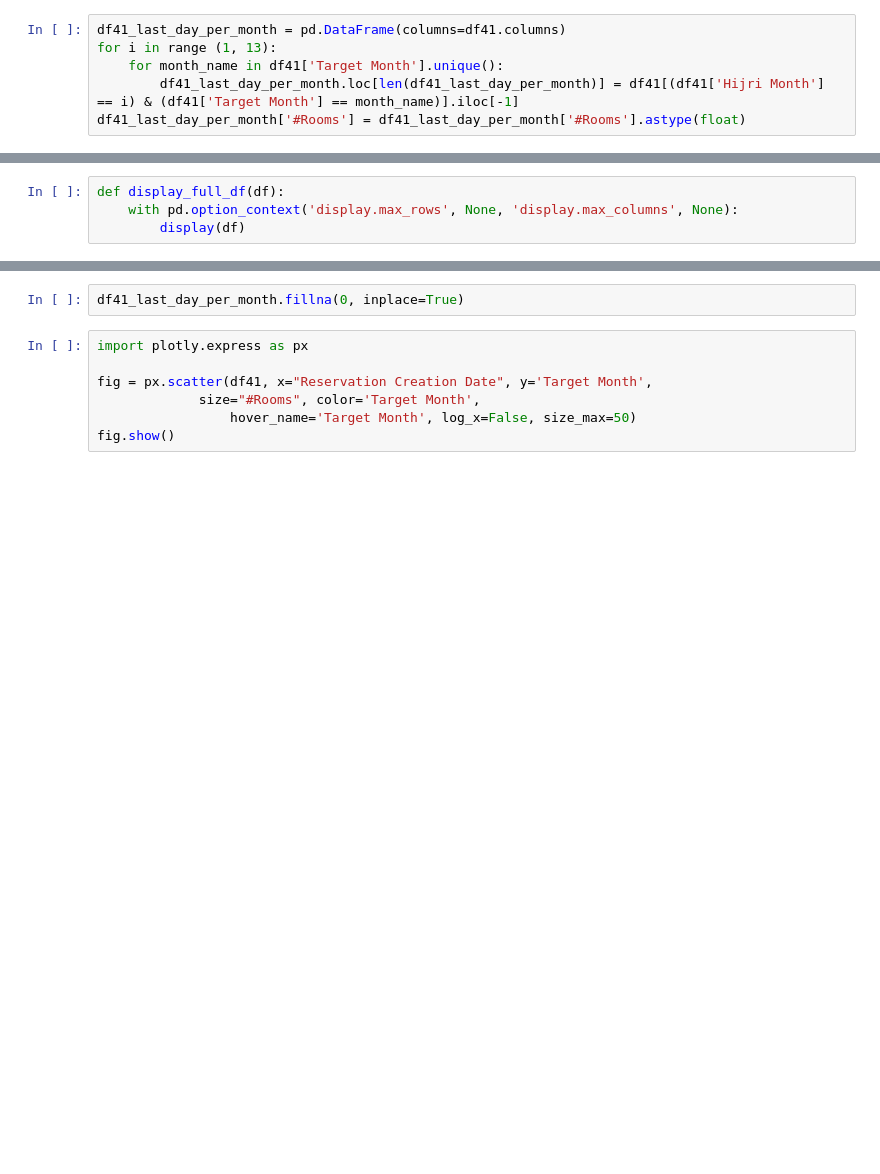
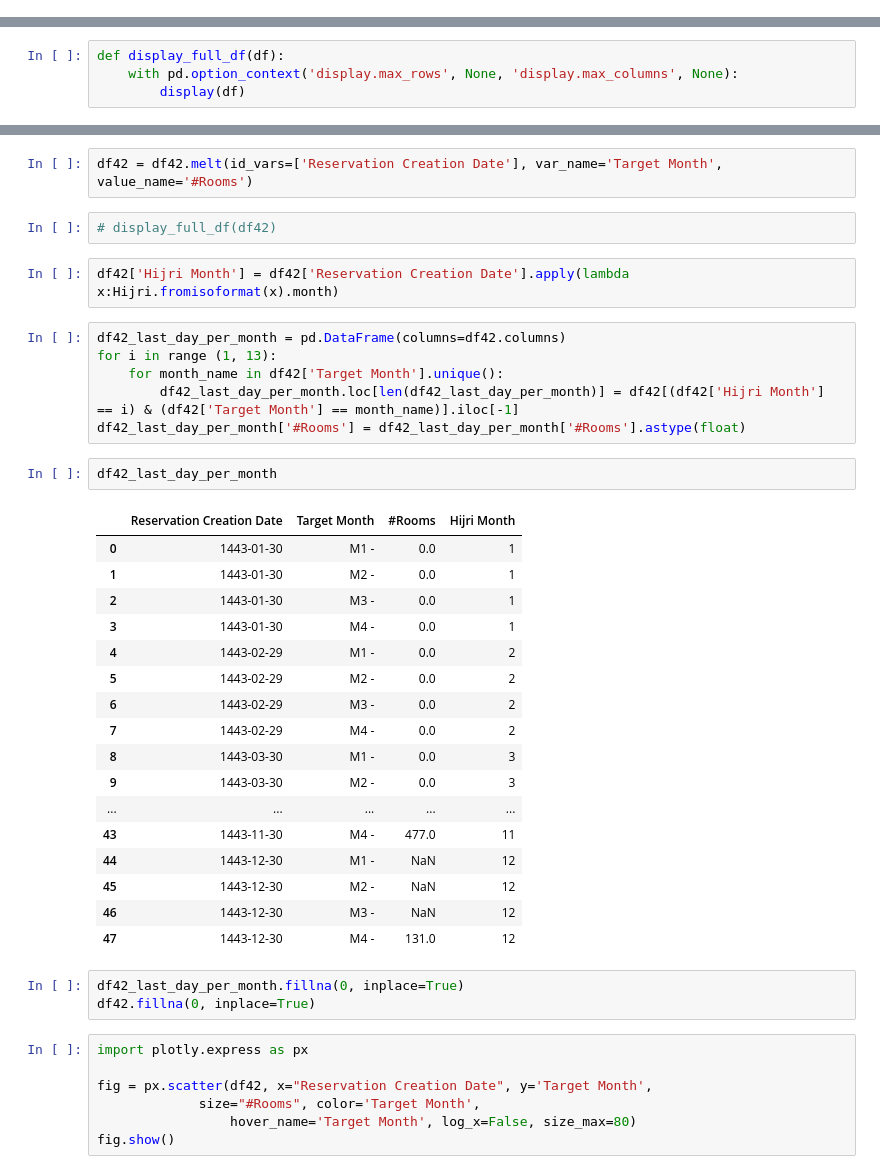
Before and after one commit to Ziadmohamed345/k2s-hotel-reservation, a Jupyter notebook: util-res-task/util-res-data-monthly-vis.ipynb, the cells around one changed output, grey strips where cells are left out. Drawn from its saved outputs; the diff is of its cells as text; blank space fills up the shorter version.

```diff
--- a/util-res-task/util-res-data-monthly-vis.ipynb
+++ b/util-res-task/util-res-data-monthly-vis.ipynb
@@ -41,6 +18,0 @@ df41['Hijri Month'] = df41['Reservation Creation Date'].apply(lambda x:Hijri.fro
-# %%
-df41_last_day_per_month = pd.DataFrame(columns=df41.columns)
-for i in range (1, 13):
-    for month_name in df41['Target Month'].unique():
-        df41_last_day_per_month.loc[len(df41_last_day_per_month)] = df41[(df41['Hijri Month'] == i) & (df41['Target Month'] == month_name)].iloc[-1]
-df41_last_day_per_month['#Rooms'] = df41_last_day_per_month['#Rooms'].astype(float)
@@ -71,9 +43,42 @@ def display_full_df(df):
+# %%
+df42 = df42.melt(id_vars=['Reservation Creation Date'], var_name='Target Month', value_name='#Rooms')
+# %%
+# display_full_df(df42)
+# %%
+df42['Hijri Month'] = df42['Reservation Creation Date'].apply(lambda x:Hijri.fromisoformat(x).month)
+# %%
+df42_last_day_per_month = pd.DataFrame(columns=df42.columns)
+for i in range (1, 13):
+    for month_name in df42['Target Month'].unique():
+        df42_last_day_per_month.loc[len(df42_last_day_per_month)] = df42[(df42['Hijri Month'] == i) & (df42['Target Month'] == month_name)].iloc[-1]
+df42_last_day_per_month['#Rooms'] = df42_last_day_per_month['#Rooms'].astype(float)
+# %%
+df42_last_day_per_month
+# %% [output]
+|  | Reservation Creation Date | Target Month | #Rooms | Hijri Month |
+| 0 | 1443-01-30 | M1 - | 0.0 | 1 |
+| 1 | 1443-01-30 | M2 - | 0.0 | 1 |
+| 2 | 1443-01-30 | M3 - | 0.0 | 1 |
+| 3 | 1443-01-30 | M4 - | 0.0 | 1 |
+| 4 | 1443-02-29 | M1 - | 0.0 | 2 |
+| 5 | 1443-02-29 | M2 - | 0.0 | 2 |
+| 6 | 1443-02-29 | M3 - | 0.0 | 2 |
+| 7 | 1443-02-29 | M4 - | 0.0 | 2 |
+| 8 | 1443-03-30 | M1 - | 0.0 | 3 |
+| 9 | 1443-03-30 | M2 - | 0.0 | 3 |
+| ... | ... | ... | ... | ... |
+| 43 | 1443-11-30 | M4 - | 477.0 | 11 |
+| 44 | 1443-12-30 | M1 - | NaN | 12 |
+| 45 | 1443-12-30 | M2 - | NaN | 12 |
+| 46 | 1443-12-30 | M3 - | NaN | 12 |
+| 47 | 1443-12-30 | M4 - | 131.0 | 12 |
 # %%
-df41_last_day_per_month.fillna(0, inplace=True)
+df42_last_day_per_month.fillna(0, inplace=True)
+df42.fillna(0, inplace=True)
 # %%
 import plotly.express as px
 
-fig = px.scatter(df41, x="Reservation Creation Date", y='Target Month',
+fig = px.scatter(df42, x="Reservation Creation Date", y='Target Month',
 	         size="#Rooms", color='Target Month',
-                 hover_name='Target Month', log_x=False, size_max=50)
+                 hover_name='Target Month', log_x=False, size_max=80)
 fig.show()
```
Also changed, not shown: parts of 8 cells of this notebook.
